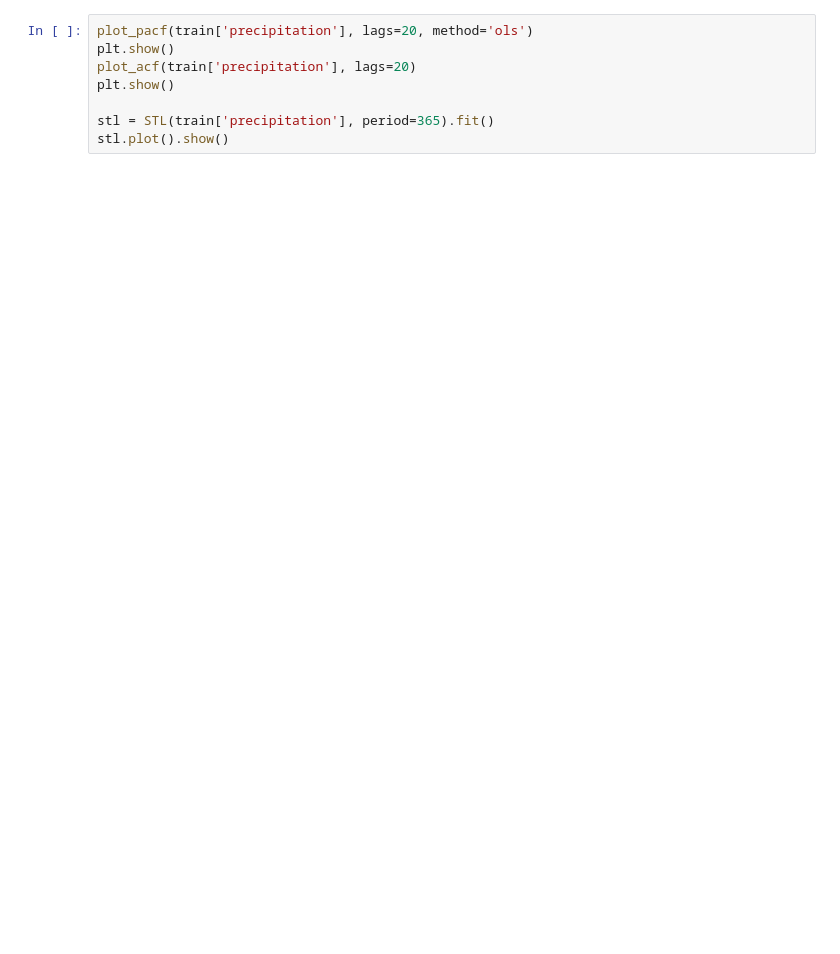
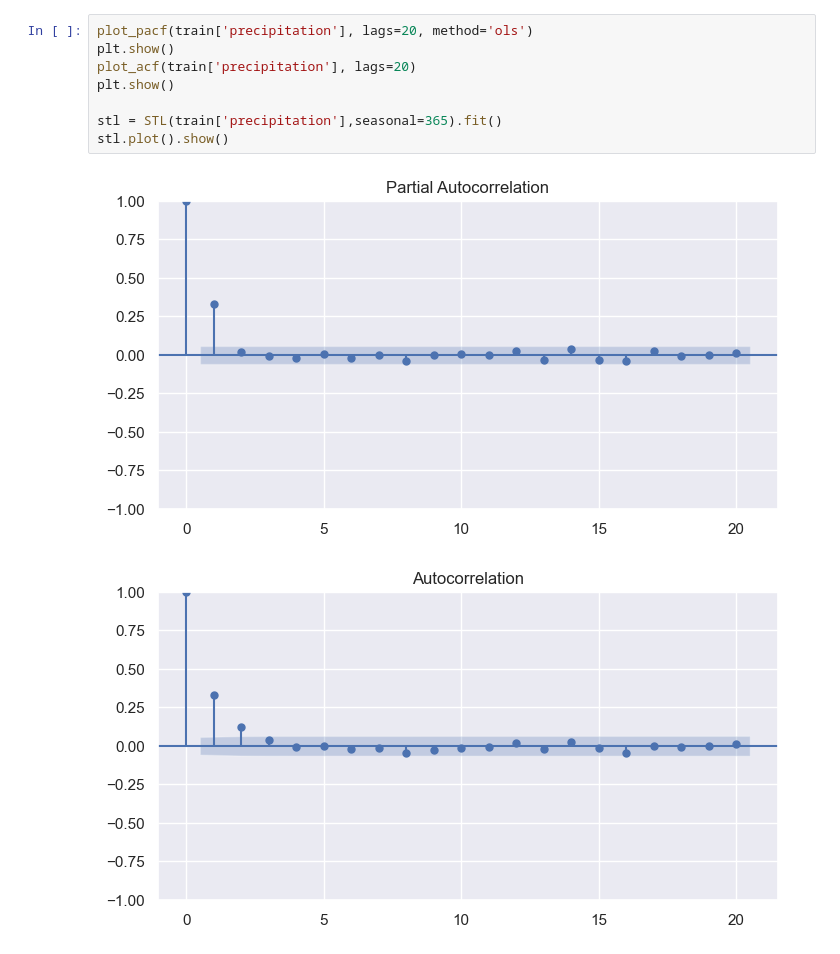
Before and after one commit to plazmica10/Projekat, a Jupyter notebook: main.ipynb, the cells around one changed output. Saved outputs shown, nothing was run; the diff lists cells and outputs as text; blank space fills up the shorter version.

```diff
--- a/main.ipynb
+++ b/main.ipynb
@@ -86,8 +100,11 @@ data.head()
 # %%
 plot_pacf(train['precipitation'], lags=20, method='ols')
 plt.show()
 plot_acf(train['precipitation'], lags=20)
 plt.show()
 
-stl = STL(train['precipitation'], period=365).fit()
+stl = STL(train['precipitation'],seasonal=365).fit()
 stl.plot().show()
+# %% [output]
+[figure, added]
+[figure, added]
```
Also changed, not shown: parts of 11 cells of this notebook, 2 other files.
